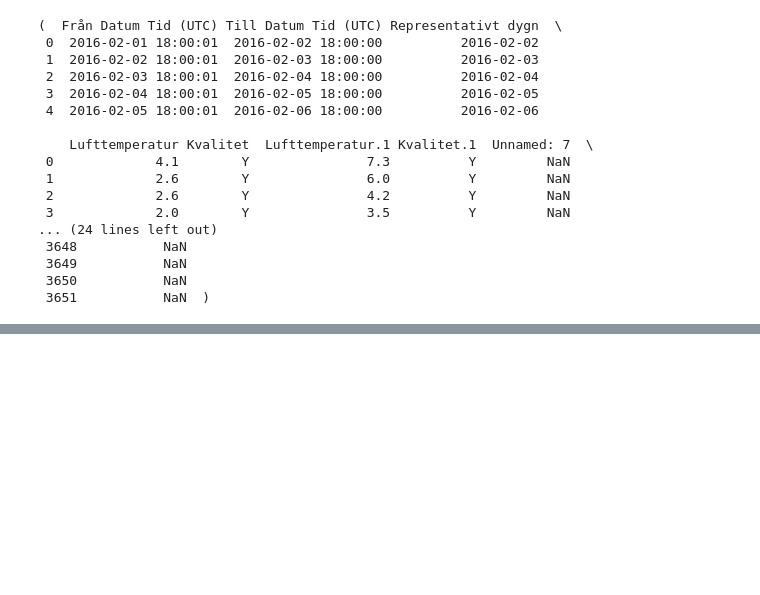
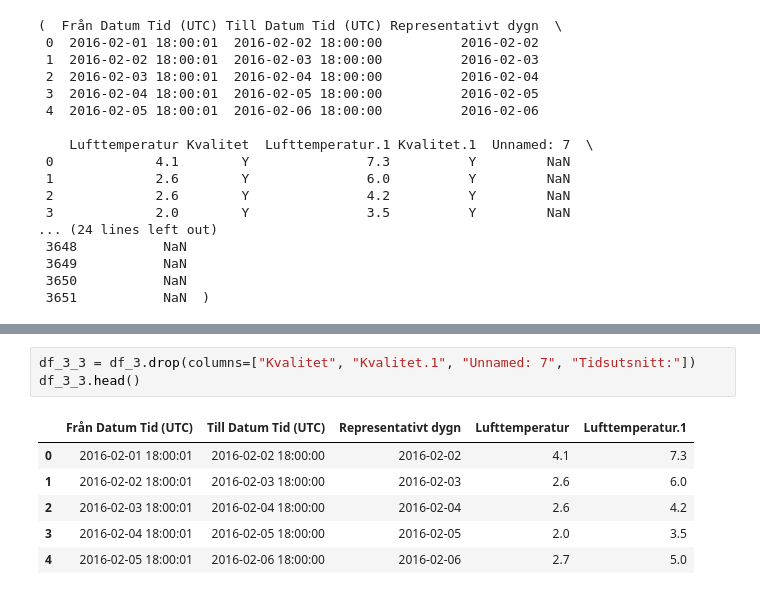
Before and after one commit to aliciagez/hackathon_rise_2026, a Jupyter notebook: data/data_exporations.ipynb, the cells around one changed output, grey strips where cells are left out. Cells and saved outputs as stored; diff of their text form; blank space fills up the shorter version.

```diff
--- a/data/data_exporations.ipynb
+++ b/data/data_exporations.ipynb
@@ -94,0 +147,10 @@ df_3.head(), df_3.tail()
+# %%
+df_3_3 = df_3.drop(columns=["Kvalitet", "Kvalitet.1", "Unnamed: 7", "Tidsutsnitt:"])
+df_3_3.head()
+# %% [output]
+|  | Från Datum Tid (UTC) | Till Datum Tid (UTC) | Representativt dygn | Lufttemperatur | Lufttemperatur.1 |
+| 0 | 2016-02-01 18:00:01 | 2016-02-02 18:00:00 | 2016-02-02 | 4.1 | 7.3 |
+| 1 | 2016-02-02 18:00:01 | 2016-02-03 18:00:00 | 2016-02-03 | 2.6 | 6.0 |
+| 2 | 2016-02-03 18:00:01 | 2016-02-04 18:00:00 | 2016-02-04 | 2.6 | 4.2 |
+| 3 | 2016-02-04 18:00:01 | 2016-02-05 18:00:00 | 2016-02-05 | 2.0 | 3.5 |
+| 4 | 2016-02-05 18:00:01 | 2016-02-06 18:00:00 | 2016-02-06 | 2.7 | 5.0 |
```
Also changed, not shown: parts of 14 cells of this notebook, 1 other file.
